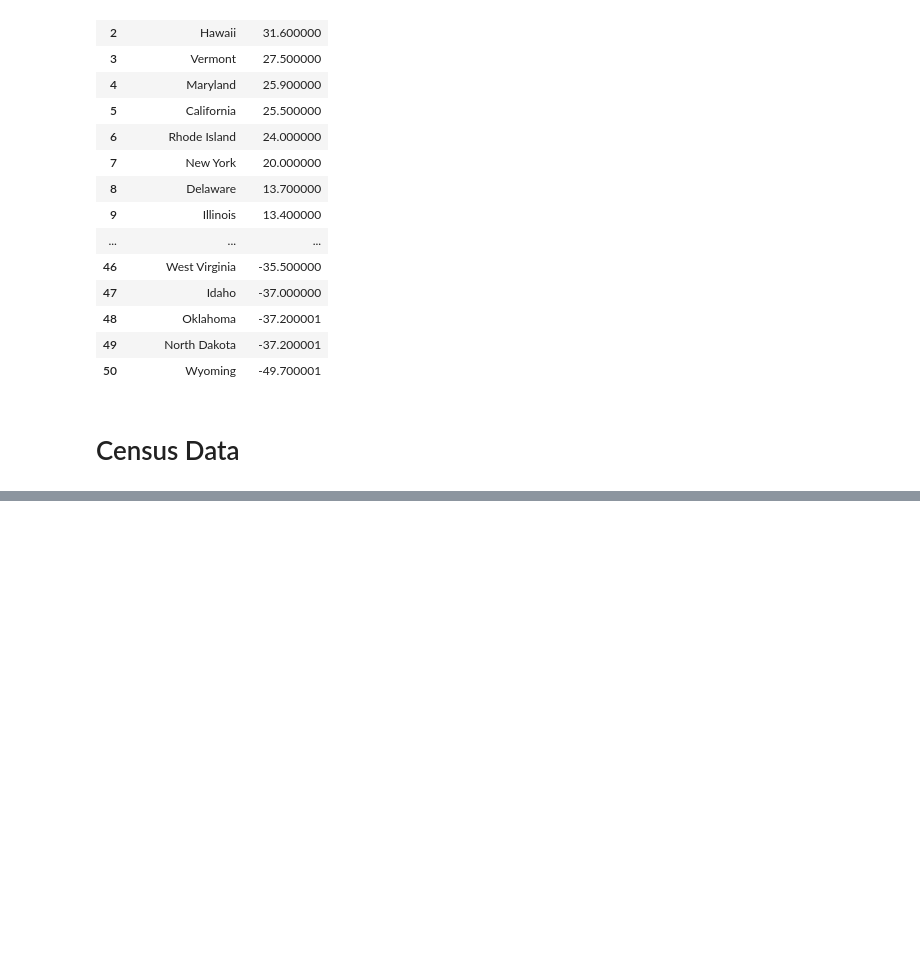
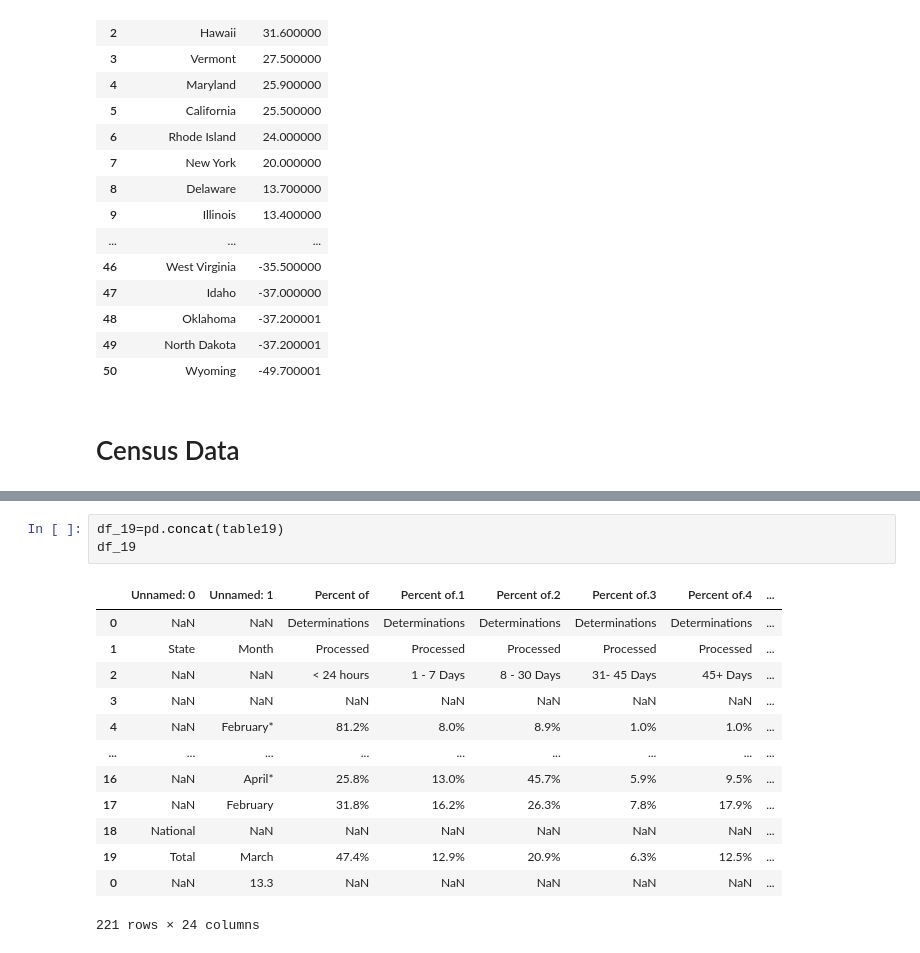
Before and after one commit to carolineeadams/Medicaid_Application_Processing_Time, a Jupyter notebook: Data Joining and Manipulation.ipynb, the cells around one changed output, grey strips where cells are left out. Saved outputs shown, nothing was run; the diff lists cells and outputs as text; blank space fills up the shorter version.

```diff
--- a/Data Joining and Manipulation.ipynb
+++ b/Data Joining and Manipulation.ipynb
@@ -171,0 +209,17 @@ pol_lean
+# %%
+df_19=pd.concat(table19)
+df_19
+# %% [output]
+|  | Unnamed: 0 | Unnamed: 1 | Percent of | Percent of.1 | Percent of.2 | Percent of.3 | Percent of.4 | ... |
+| 0 | NaN | NaN | Determinations | Determinations | Determinations | Determinations | Determinations | ... |
+| 1 | State | Month | Processed | Processed | Processed | Processed | Processed | ... |
+| 2 | NaN | NaN | < 24 hours | 1 - 7 Days | 8 - 30 Days | 31- 45 Days | 45+ Days | ... |
+| 3 | NaN | NaN | NaN | NaN | NaN | NaN | NaN | ... |
+| 4 | NaN | February* | 81.2% | 8.0% | 8.9% | 1.0% | 1.0% | ... |
+| ... | ... | ... | ... | ... | ... | ... | ... | ... |
+| 16 | NaN | April* | 25.8% | 13.0% | 45.7% | 5.9% | 9.5% | ... |
+| 17 | NaN | February | 31.8% | 16.2% | 26.3% | 7.8% | 17.9% | ... |
+| 18 | National | NaN | NaN | NaN | NaN | NaN | NaN | ... |
+| 19 | Total | March | 47.4% | 12.9% | 20.9% | 6.3% | 12.5% | ... |
+| 0 | NaN | 13.3 | NaN | NaN | NaN | NaN | NaN | ... |
+221 rows × 24 columns
```
Also changed, not shown: parts of 9 cells of this notebook, 5 other files.
